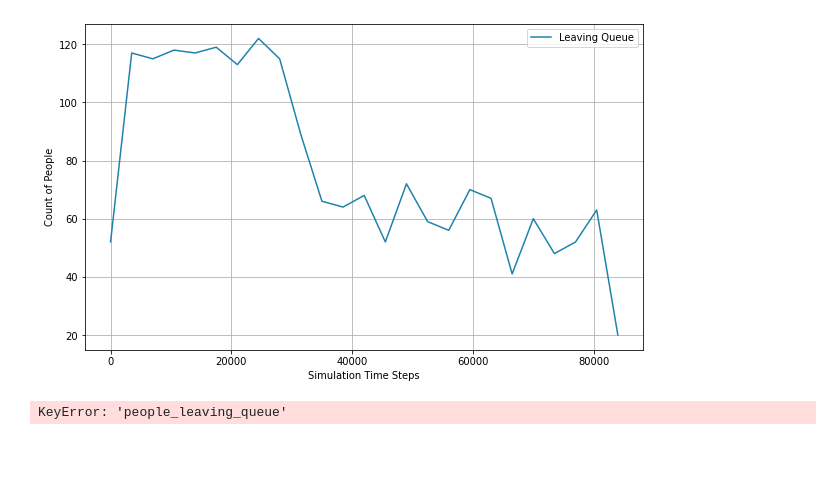
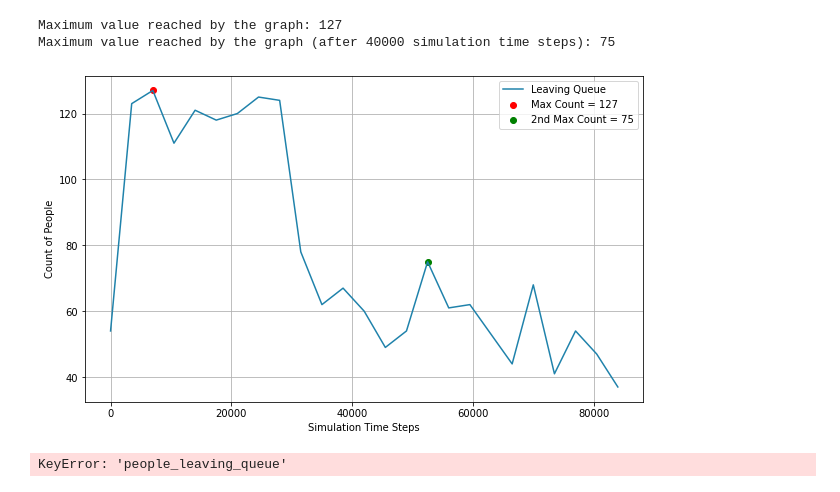
Before and after one commit to beavargas/Festivals-simulation-FYP, a Jupyter notebook: visualisation_case_study.ipynb, the cells around one changed output. Cells and saved outputs as stored; diff of their text form; code cells hidden in the pictures; blank space fills up the shorter version.

Commit message:
Case Study

```diff
--- a/visualisation_case_study.ipynb
+++ b/visualisation_case_study.ipynb
@@ -6,7 +6,7 @@ import matplotlib.pyplot as plt
 import numpy as np
 # %%
 # Load the simulation results from the JSON file
-with open('case_study_servers.json', 'r') as file:
+with open('T6_case_study_servers.json', 'r') as file:
     data = json.load(file)
 # %%
 # Create empty dictionary to store counts
@@ -57,17 +48,39 @@ plt.show()
+# %%
+# Find the maximum value reached by the graph
+max_count1 = max(counts_values)
+print("Maximum value reached by the graph:", max_count1)
+
+
+
+filtered_data = {k: v for k, v in counts.items() if k > 40000}
+
+# Find the maximum value reached by the filtered data
+max_count = max(filtered_data.values())
+
+print("Maximum value reached by the graph (after 40000 simulation time steps):", max_count)
+# %% [output]
+Maximum value reached by the graph: 127
+Maximum value reached by the graph (after 40000 simulation time steps): 75
 # %%
 data = {'Intervals': list(counts.keys()), 'Counts': list(counts.values())}
 df = pd.DataFrame(data)
 
 plt.figure(figsize=(10, 6))
 sns.lineplot(data=df, x='Intervals', y='Counts', label='Leaving Queue', color='#1f82ab')
+plt.scatter(intervals[counts_values.index(max_count1)], max_count1, color='red', label=f'Max Count = {max_count1}')
+plt.scatter(intervals[counts_values.index(max_count)], max_count, color='green', label=f'2nd Max Count = {max_count}')
+
+#plt.annotate(f'Max: {max_count1}', xy=(intervals[counts_values.index(max_count1)], max_count1), xytext=(20, -10), textcoords='offset points', fontsize=10)
 #plt.title('Counts in Intervals of 500s')
+#plt.axhline(y=max_count, color='gray', linestyle='--')
+#plt.axhline(y=max_count1, color='gray', linestyle='--')
 plt.xlabel('Simulation Time Steps')
 plt.ylabel('Count of People')
 plt.legend()
 plt.grid(True)
 plt.show()
 # %% [output]
-[figure, old version]
+[figure, new version]
 # %%
 prev_value = data["people_leaving_queue"][0]
 differences = []
```
Also changed, not shown: parts of 2 cells of this notebook, 11 other files.
